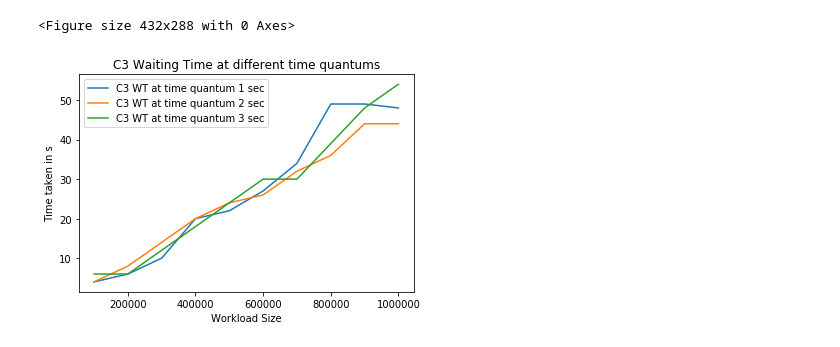
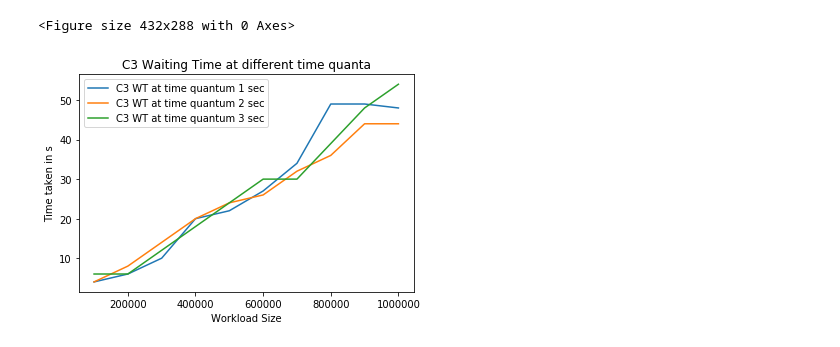
Before and after one commit to Amogh-Bharadwaj/OS_Assignment, a Jupyter notebook: quantum.ipynb, the cells around one changed output. Cells and saved outputs as stored; diff of their text form; code cells hidden in the pictures.

```diff
--- a/quantum.ipynb
+++ b/quantum.ipynb
@@ -75,10 +75,10 @@ plt.show()
 # %%
 df1 = df[['C3 WT at time quantum 1 sec','C3 WT at time quantum 2 sec','C3 WT at time quantum 3 sec']]
 plt.figure()
-df1.plot(title='C3 Waiting Time at different time quantums')
+df1.plot(title='C3 Waiting Time at different time quanta')
 plt.xlabel('Workload Size')
 plt.ylabel('Time taken in s')
 plt.show()
 # %% [output]
 <Figure size 432x288 with 0 Axes>
-[figure, old version]
+[figure, new version]
```
Also changed, not shown: parts of 5 cells of this notebook.
